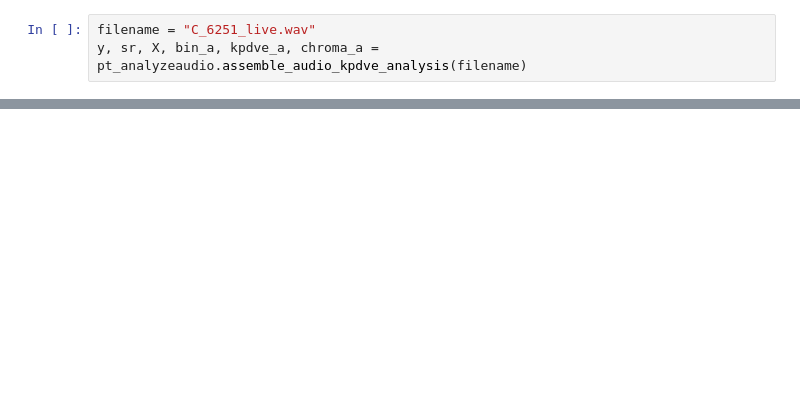
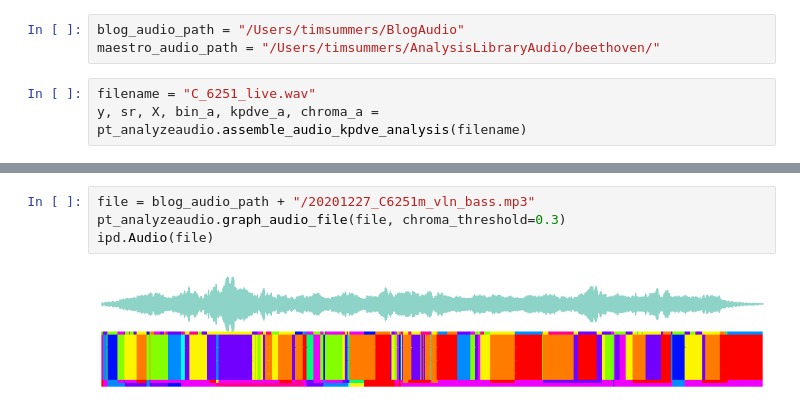
Before and after one commit to timsum/harmonypartition, a Jupyter notebook: jup/blg_analyzer_audio.ipynb, the cells around one changed output, grey strips where cells are left out. Cells and saved outputs as stored; diff of their text form; blank space fills up the shorter version.

Commit message:
new jup chapter for standards
Standards page will serve blog page.

This is the initial step toward driving all harmonies by their hex reference.

```diff
--- a/jup/blg_analyzer_audio.ipynb
+++ b/jup/blg_analyzer_audio.ipynb
@@ -2,6 +2,9 @@
 import jupyter_pt_tools as jpt_pt
 import IPython.display as ipd
 import pt_analyzeaudio
+# %%
+blog_audio_path = "/Users/timsummers/BlogAudio"
+maestro_audio_path = "/Users/timsummers/AnalysisLibraryAudio/beethoven/"
 # %%
 filename = "C_6251_live.wav"
 y, sr, X, bin_a, kpdve_a, chroma_a = pt_analyzeaudio.assemble_audio_kpdve_analysis(filename)
@@ -17,3 +20,9 @@ ipd.Audio("C_6251_live.wav")
 # %% [output]
 [figure]
 [interactive output not drawn]
+# %%
+file = blog_audio_path + "/20201227_C6251m_vln_bass.mp3"
+pt_analyzeaudio.graph_audio_file(file, chroma_threshold=0.3)
+ipd.Audio(file)
+# %% [output]
+[figure, added]
```
Also changed, not shown: parts of 1 cell of this notebook, 5 other files.
